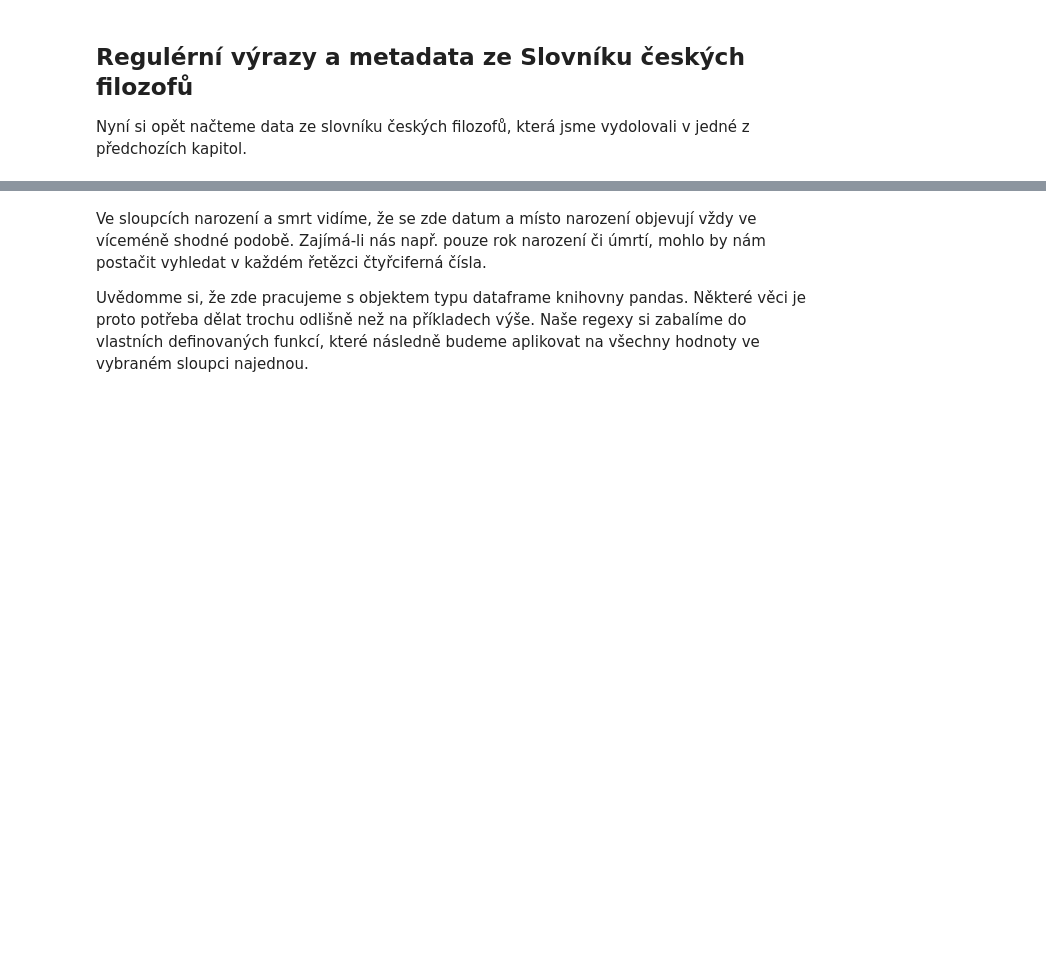
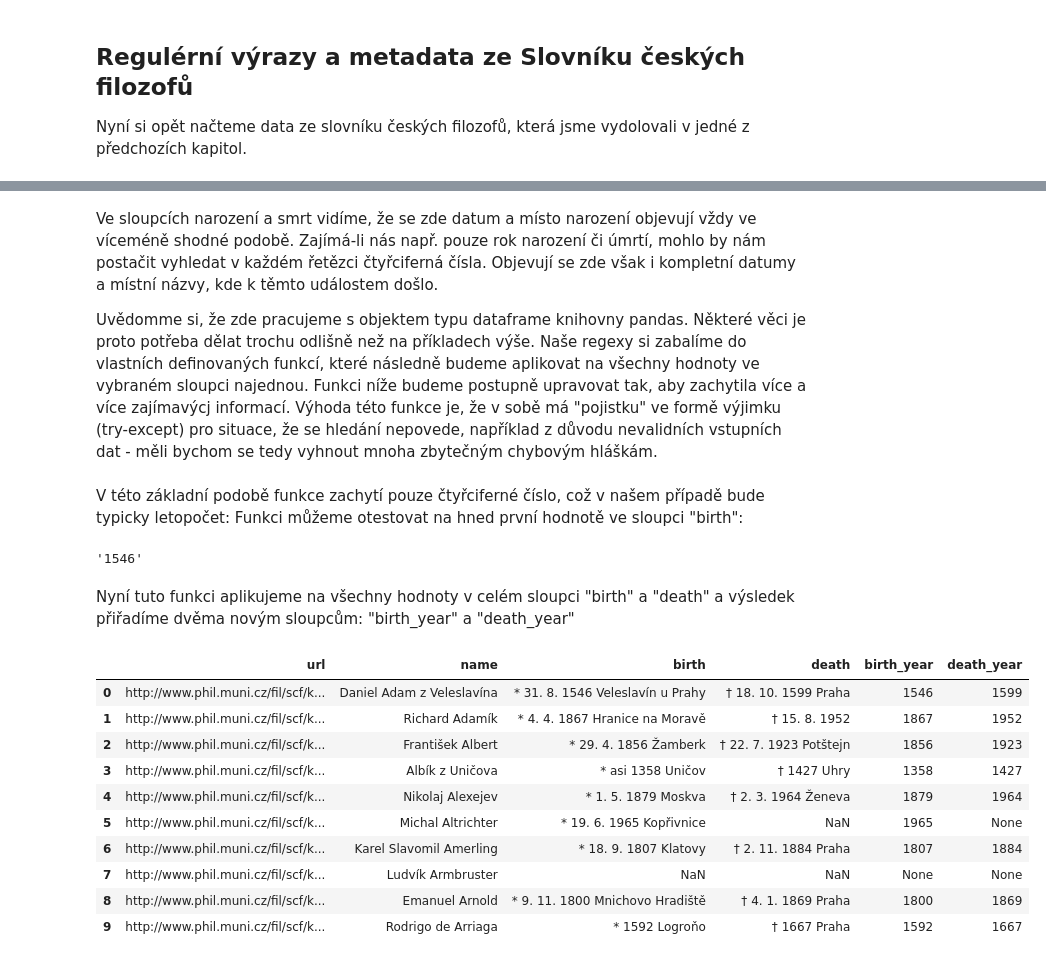
Before and after one commit to CCS-ZCU/pribehy-dat, a Jupyter notebook: scripts/8_regulerni-vyrazy.ipynb, the cells around one changed output, grey strips where cells are left out. Cells and saved outputs as stored; diff of their text form; code cells hidden in the pictures; blank space fills up the shorter version.

```diff
--- a/scripts/8_regulerni-vyrazy.ipynb
+++ b/scripts/8_regulerni-vyrazy.ipynb
@@ -78,6 +90,6 @@ slovnik_df.head(5)
 | 3 | http://www.phil.muni.cz/fil/scf/k... | Albík z Uničova | * asi 1358 Uničov | † 1427 Uhry |
 | 4 | http://www.phil.muni.cz/fil/scf/k... | Nikolaj Alexejev | * 1. 5. 1879 Moskva | † 2. 3. 1964 Ženeva |
 # %% [markdown]
-Ve sloupcích narození a smrt vidíme, že se zde datum a místo narození objevují vždy ve víceméně shodné podobě. Zajímá-li nás např. pouze rok narození či úmrtí, mohlo by nám postačit vyhledat v každém řetězci čtyřciferná čísla.
+Ve sloupcích narození a smrt vidíme, že se zde datum a místo narození objevují vždy ve víceméně shodné podobě. Zajímá-li nás např. pouze rok narození či úmrtí, mohlo by nám postačit vyhledat v každém řetězci čtyřciferná čísla. Objevují se zde však i kompletní datumy a místní názvy, kde k těmto událostem došlo.
 
-Uvědomme si, že zde pracujeme  s objektem typu dataframe knihovny pandas. Některé věci je proto potřeba dělat trochu odlišně než na příkladech výše. Naše regexy si zabalíme do vlastních definovaných funkcí, které následně budeme aplikovat na všechny hodnoty ve vybraném sloupci najednou.
+Uvědomme si, že zde pracujeme  s objektem typu dataframe knihovny pandas. Některé věci je proto potřeba dělat trochu odlišně než na příkladech výše. Naše regexy si zabalíme do vlastních definovaných funkcí, které následně budeme aplikovat na všechny hodnoty ve vybraném sloupci najednou. Funkci níže budeme postupně upravovat tak, aby zachytila více a více zajímavýcj informací. Výhoda této funkce je, že v sobě má "pojistku" ve formě výjimku (try-except) pro situace, že se hledání nepovede, například z důvodu nevalidních vstupních dat - měli bychom se tedy vyhnout mnoha zbytečným chybovým hláškám.
@@ -83,0 +102,26 @@ Uvědomme si, že zde pracujeme  s objektem typu dataframe knihovny pandas. Něk
+# %% [markdown]
+V této základní podobě funkce zachytí pouze čtyřciferné číslo, což v našem případě bude typicky letopočet: Funkci můžeme otestovat na hned první hodnotě ve sloupci "birth":
+# %%
+our_string = "* 31. 8. 1546 Veleslavín u Prahy"
+our_regex_matcher(our_string, "\d{4}")
+# %% [output]
+'1546'
+# %% [markdown]
+Nyní tuto funkci aplikujeme na všechny hodnoty v celém sloupci "birth" a "death" a výsledek přiřadíme dvěma novým sloupcům: "birth_year" a "death_year"
+# %%
+slovnik_df["birth_year"] = slovnik_df['birth'].apply(our_regex_matcher, args=("\d{4}",))
+slovnik_df["death_year"] = slovnik_df['death'].apply(our_regex_matcher, args=("\d{4}",))  #
+# vypíšeme si prvních 10 řádek dataframu"
+slovnik_df.head(10)
+# %% [output]
+|  | url | name | birth | death | birth_year | death_year |
+| 0 | http://www.phil.muni.cz/fil/scf/k... | Daniel Adam z Veleslavína | * 31. 8. 1546 Veleslavín u Prahy | † 18. 10. 1599 Praha | 1546 | 1599 |
+| 1 | http://www.phil.muni.cz/fil/scf/k... | Richard Adamík | * 4. 4. 1867 Hranice na Moravě | † 15. 8. 1952 | 1867 | 1952 |
+| 2 | http://www.phil.muni.cz/fil/scf/k... | František Albert | * 29. 4. 1856 Žamberk | † 22. 7. 1923 Potštejn | 1856 | 1923 |
+| 3 | http://www.phil.muni.cz/fil/scf/k... | Albík z Uničova | * asi 1358 Uničov | † 1427 Uhry | 1358 | 1427 |
+| 4 | http://www.phil.muni.cz/fil/scf/k... | Nikolaj Alexejev | * 1. 5. 1879 Moskva | † 2. 3. 1964 Ženeva | 1879 | 1964 |
+| 5 | http://www.phil.muni.cz/fil/scf/k... | Michal Altrichter | * 19. 6. 1965 Kopřivnice | NaN | 1965 | None |
+| 6 | http://www.phil.muni.cz/fil/scf/k... | Karel Slavomil Amerling | * 18. 9. 1807 Klatovy | † 2. 11. 1884 Praha | 1807 | 1884 |
+| 7 | http://www.phil.muni.cz/fil/scf/k... | Ludvík Armbruster | NaN | NaN | None | None |
+| 8 | http://www.phil.muni.cz/fil/scf/k... | Emanuel Arnold | * 9. 11. 1800 Mnichovo Hradiště | † 4. 1. 1869 Praha | 1800 | 1869 |
+| 9 | http://www.phil.muni.cz/fil/scf/k... | Rodrigo de Arriaga | * 1592 Logroňo | † 1667 Praha | 1592 | 1667 |
```
Also changed, not shown: parts of 33 cells of this notebook, 3 other files.
